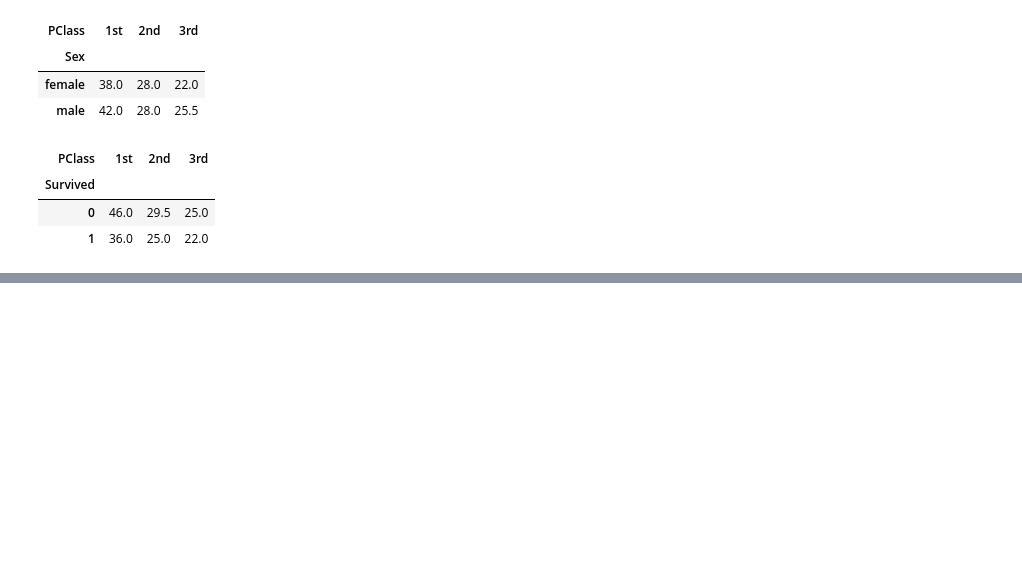
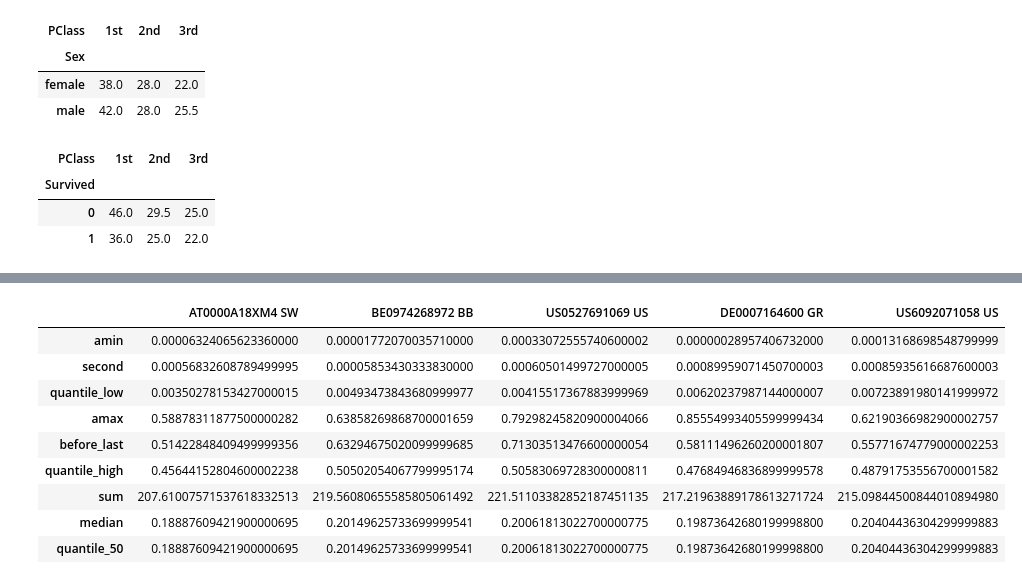
Before and after one commit to tol2000/python_learning, a Jupyter notebook: lesson.16/Untitled.ipynb, the cells around one changed output, grey strips where cells are left out. Drawn from its saved outputs; the diff is of its cells as text; code cells hidden in the pictures; blank space fills up the shorter version.

```diff
--- a/lesson.16/Untitled.ipynb
+++ b/lesson.16/Untitled.ipynb
@@ -161,0 +240,37 @@ ti.pivot_table(
+# %%
+import numpy as np
+
+
+def quantile_high(x):
+    return x.quantile(.99, interpolation='nearest')
+
+
+def quantile_low(x):
+    return x.quantile(.01, interpolation='nearest')
+
+
+def quantile_50(x):
+    return x.quantile(.5, interpolation='nearest')
+
+
+def second(x):
+    return sorted(x.array)[1]
+
+
+def before_last(x):
+    return sorted(x.array)[-2]
+
+
+with pd.option_context('display.precision', 20, 'display.max_rows', 20):
+    data.agg([np.min, second, quantile_low, np.max, before_last, quantile_high, np.sum, np.median, quantile_50])
+# %% [output]
+|  | AT0000A18XM4 SW | BE0974268972 BB | US0527691069 US | DE0007164600 GR | US6092071058 US |
+| amin | 0.00006324065623360000 | 0.00001772070035710000 | 0.00033072555740600002 | 0.00000028957406732000 | 0.00013168698548799999 |
+| second | 0.00056832608789499995 | 0.00005853430333830000 | 0.00060501499727000005 | 0.00089959071450700003 | 0.00085935616687600003 |
+| quantile_low | 0.00350278153427000015 | 0.00493473843680999977 | 0.00415517367883999969 | 0.00620237987144000007 | 0.00723891980141999972 |
+| amax | 0.58878311877500000282 | 0.63858269868700001659 | 0.79298245820900004066 | 0.85554993405599999434 | 0.62190366982900002757 |
+| before_last | 0.51422848409499999356 | 0.63294675020099999685 | 0.71303513476600000054 | 0.58111496260200001807 | 0.55771674779000002253 |
+| quantile_high | 0.45644152804600002238 | 0.50502054067799995174 | 0.50583069728300000811 | 0.47684946836899999578 | 0.48791753556700001582 |
+| sum | 207.61007571537618332513 | 219.56080655585805061492 | 221.51103382852187451135 | 217.21963889178613271724 | 215.09844500844010894980 |
+| median | 0.18887609421900000695 | 0.20149625733699999541 | 0.20061813022700000775 | 0.19873642680199998800 | 0.20404436304299999883 |
+| quantile_50 | 0.18887609421900000695 | 0.20149625733699999541 | 0.20061813022700000775 | 0.19873642680199998800 | 0.20404436304299999883 |
```
Also changed, not shown: parts of 6 cells of this notebook, 2 other files.
